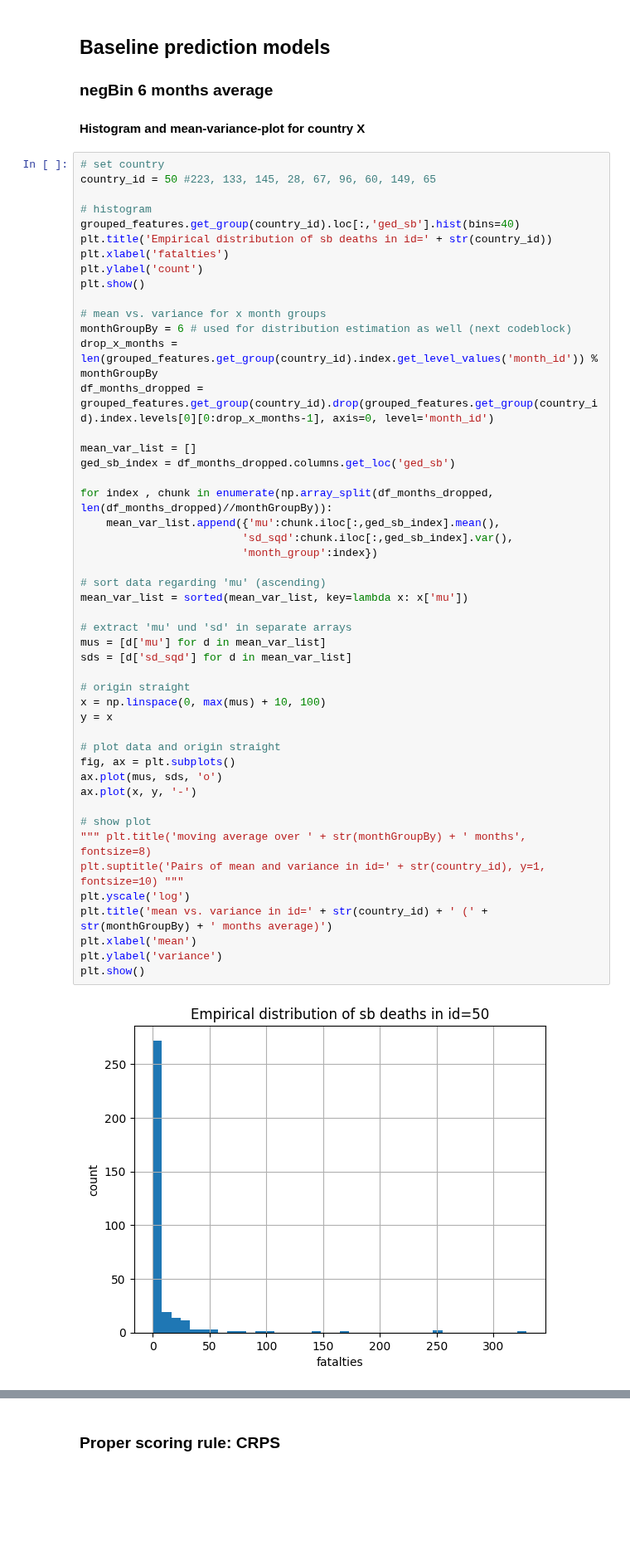
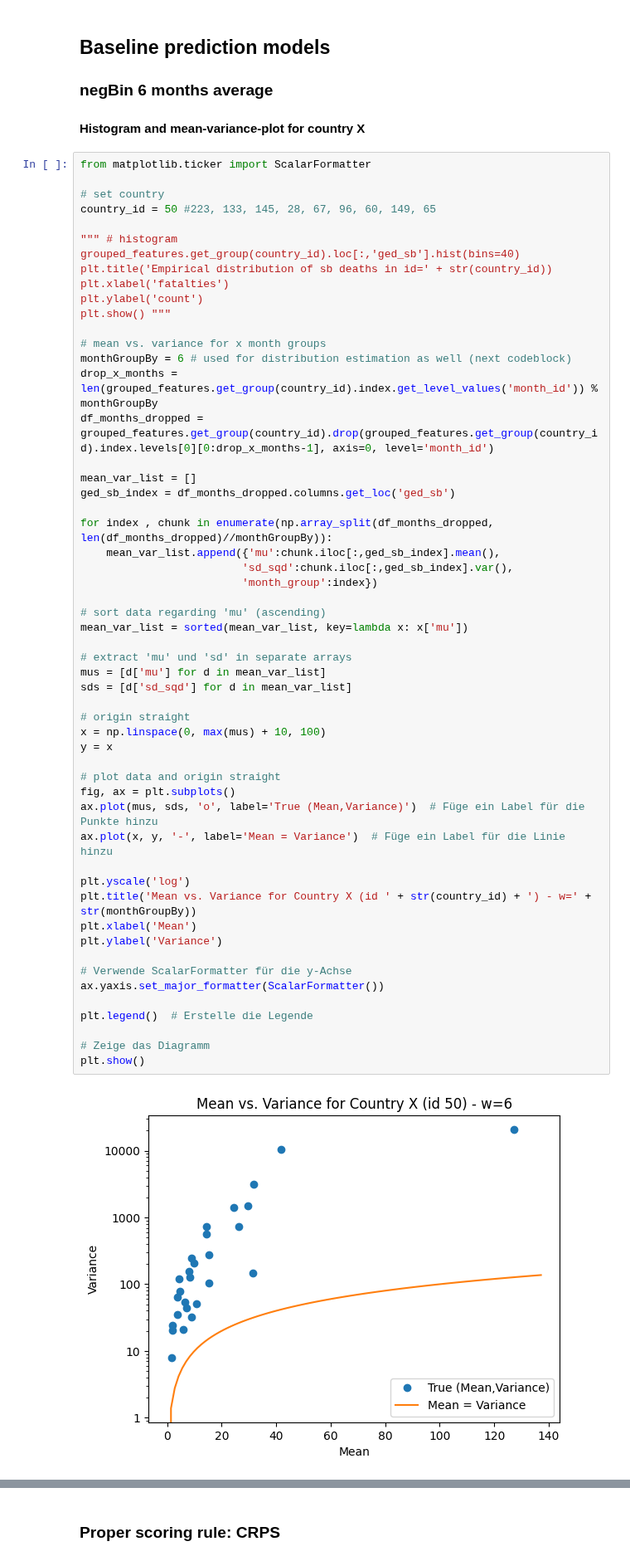
Before and after one commit to toboden/ConflictPredProbabilistic, a Jupyter notebook: old_code/firstModels.ipynb, the cells around one changed output, grey strips where cells are left out. Shown at 83% size. Drawn from its saved outputs; the diff is of its cells as text; blank space fills up the shorter version.

```diff
--- a/old_code/firstModels.ipynb
+++ b/old_code/firstModels.ipynb
@@ -230,52 +230,58 @@ Dataframe with the number of nonzero months
 ### negBin 6 months average
 #### Histogram and mean-variance-plot for country X
 # %%
+from matplotlib.ticker import ScalarFormatter
+
 # set country
 country_id = 50 #223, 133, 145, 28, 67, 96, 60, 149, 65
 
-# histogram
+""" # histogram
 grouped_features.get_group(country_id).loc[:,'ged_sb'].hist(bins=40)
 plt.title('Empirical distribution of sb deaths in id=' + str(country_id))
 plt.xlabel('fatalties')
 plt.ylabel('count')
-plt.show()
+plt.show() """
 
 # mean vs. variance for x month groups
 monthGroupBy = 6 # used for distribution estimation as well (next codeblock)
 drop_x_months = len(grouped_features.get_group(country_id).index.get_level_values('month_id')) % monthGroupBy
 df_months_dropped = grouped_features.get_group(country_id).drop(grouped_features.get_group(country_id).index.levels[0][0:drop_x_months-1], axis=0, level='month_id')
 
 mean_var_list = []
 ged_sb_index = df_months_dropped.columns.get_loc('ged_sb')
 
 for index , chunk in enumerate(np.array_split(df_months_dropped, len(df_months_dropped)//monthGroupBy)):
     mean_var_list.append({'mu':chunk.iloc[:,ged_sb_index].mean(),
                          'sd_sqd':chunk.iloc[:,ged_sb_index].var(),
                          'month_group':index})
 
 # sort data regarding 'mu' (ascending)
 mean_var_list = sorted(mean_var_list, key=lambda x: x['mu'])
 
 # extract 'mu' und 'sd' in separate arrays
 mus = [d['mu'] for d in mean_var_list]
 sds = [d['sd_sqd'] for d in mean_var_list]
 
 # origin straight
 x = np.linspace(0, max(mus) + 10, 100)
 y = x
 
 # plot data and origin straight
 fig, ax = plt.subplots()
-ax.plot(mus, sds, 'o')
-ax.plot(x, y, '-')
+ax.plot(mus, sds, 'o', label='True (Mean,Variance)')  # Füge ein Label für die Punkte hinzu
+ax.plot(x, y, '-', label='Mean = Variance')  # Füge ein Label für die Linie hinzu
 
-# show plot
-""" plt.title('moving average over ' + str(monthGroupBy) + ' months', fontsize=8)
-plt.suptitle('Pairs of mean and variance in id=' + str(country_id), y=1, fontsize=10) """
 plt.yscale('log')
-plt.title('mean vs. variance in id=' + str(country_id) + ' (' + str(monthGroupBy) + ' months average)')
-plt.xlabel('mean')
-plt.ylabel('variance')
+plt.title('Mean vs. Variance for Country X (id ' + str(country_id) + ') - w=' + str(monthGroupBy))
+plt.xlabel('Mean')
+plt.ylabel('Variance')
+
+# Verwende ScalarFormatter für die y-Achse
+ax.yaxis.set_major_formatter(ScalarFormatter())
+
+plt.legend()  # Erstelle die Legende
+
+# Zeige das Diagramm
 plt.show()
 # %% [output]
-[figure, old version]
+[figure, new version]
```
Also changed, not shown: parts of 4 cells of this notebook, 2 other files.
